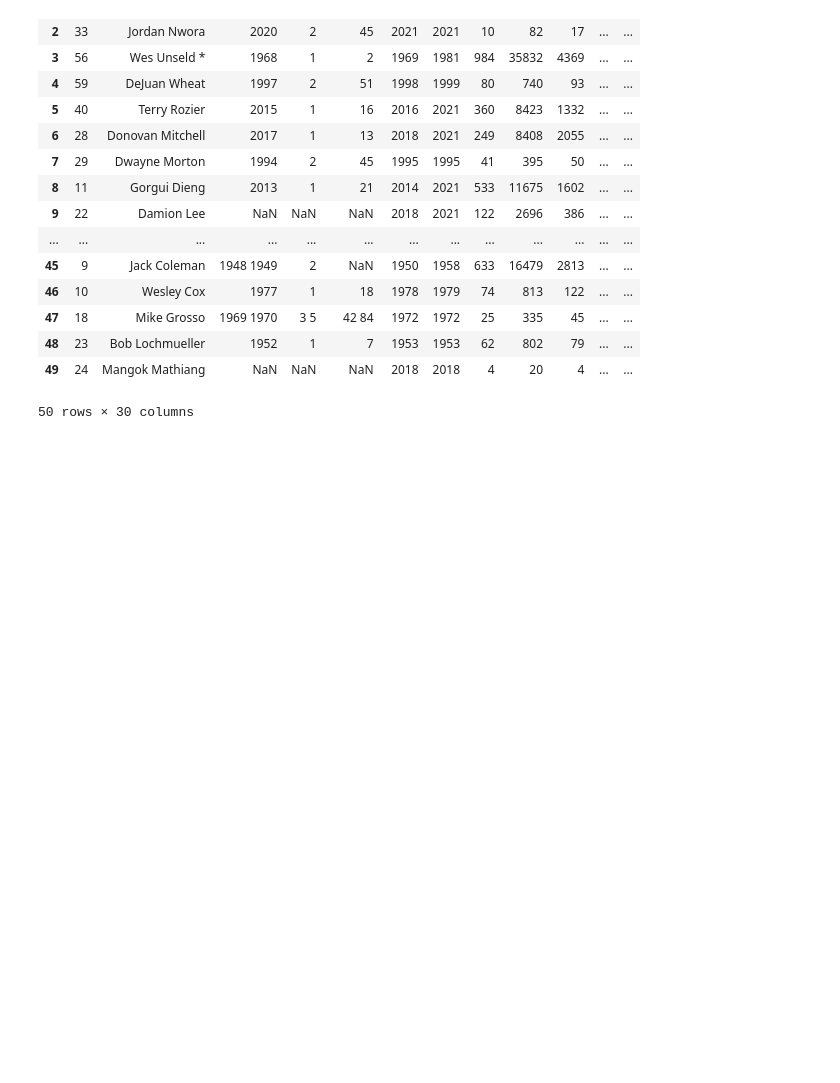
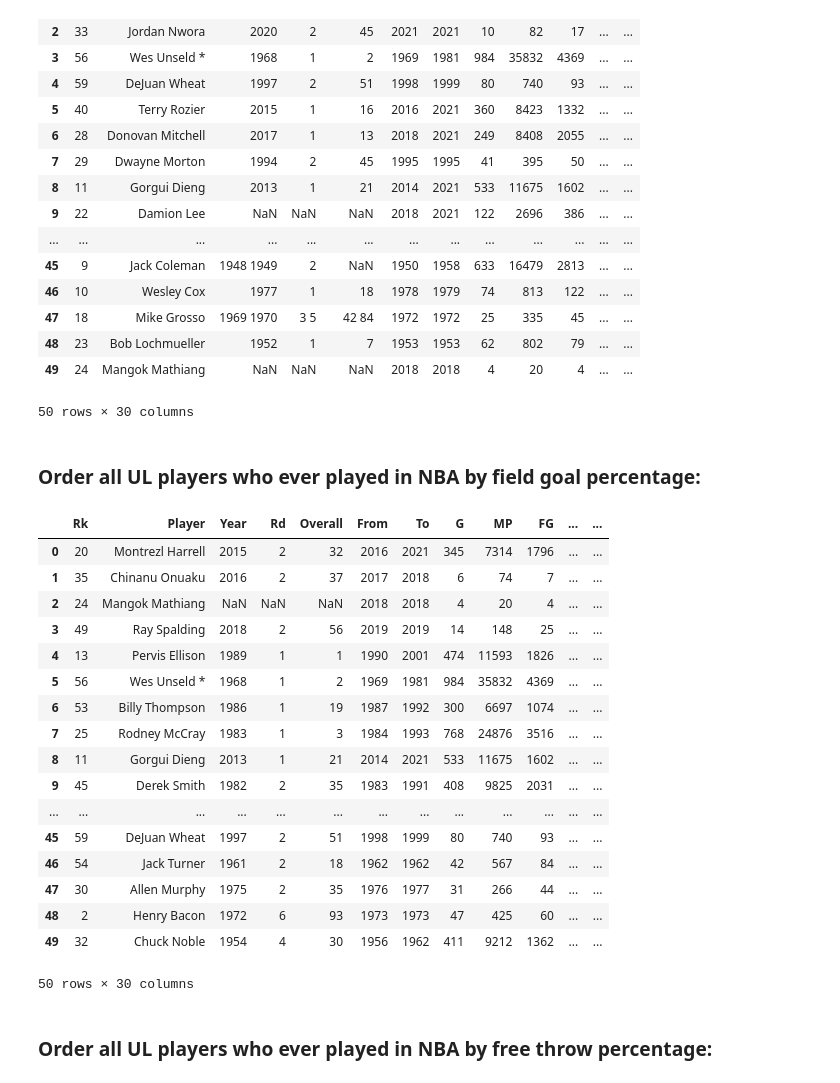
Before and after one commit to jestoc01/UL_NBA, a Jupyter notebook: Where_R_ They_ Now__Jupyter_Notebook_Version.ipynb, the cells around one changed output. Drawn from its saved outputs; the diff is of its cells as text; code cells hidden in the pictures; blank space fills up the shorter version.

Commit message:
Update Jupyter Notebook with pandas free throw and field goal percentage data

```diff
--- a/Where_R_ They_ Now__Jupyter_Notebook_Version.ipynb
+++ b/Where_R_ They_ Now__Jupyter_Notebook_Version.ipynb
@@ -139,3 +120,32 @@ three_pp2.head(50)
 | 48 | 23 | Bob Lochmueller | 1952 | 1 | 7 | 1953 | 1953 | 62 | 802 | 79 | ... | ... |
 | 49 | 24 | Mangok Mathiang | NaN | NaN | NaN | 2018 | 2018 | 4 | 20 | 4 | ... | ... |
 50 rows × 30 columns
+# %% [markdown]
+### Order all UL players who ever played in NBA by field goal percentage:
+# %%
+FGP = ul_nba_players.sort_values(by=['FG%'], ascending = [False])
+# %%
+FGP2 = FGP.reset_index(drop=True)
+# %%
+FGP2.head(50)
+# %% [output]
+|  | Rk | Player | Year | Rd | Overall | From | To | G | MP | FG | ... | ... |
+| 0 | 20 | Montrezl Harrell | 2015 | 2 | 32 | 2016 | 2021 | 345 | 7314 | 1796 | ... | ... |
+| 1 | 35 | Chinanu Onuaku | 2016 | 2 | 37 | 2017 | 2018 | 6 | 74 | 7 | ... | ... |
+| 2 | 24 | Mangok Mathiang | NaN | NaN | NaN | 2018 | 2018 | 4 | 20 | 4 | ... | ... |
+| 3 | 49 | Ray Spalding | 2018 | 2 | 56 | 2019 | 2019 | 14 | 148 | 25 | ... | ... |
+| 4 | 13 | Pervis Ellison | 1989 | 1 | 1 | 1990 | 2001 | 474 | 11593 | 1826 | ... | ... |
+| 5 | 56 | Wes Unseld * | 1968 | 1 | 2 | 1969 | 1981 | 984 | 35832 | 4369 | ... | ... |
+| 6 | 53 | Billy Thompson | 1986 | 1 | 19 | 1987 | 1992 | 300 | 6697 | 1074 | ... | ... |
+| 7 | 25 | Rodney McCray | 1983 | 1 | 3 | 1984 | 1993 | 768 | 24876 | 3516 | ... | ... |
+| 8 | 11 | Gorgui Dieng | 2013 | 1 | 21 | 2014 | 2021 | 533 | 11675 | 1602 | ... | ... |
+| 9 | 45 | Derek Smith | 1982 | 2 | 35 | 1983 | 1991 | 408 | 9825 | 2031 | ... | ... |
+| ... | ... | ... | ... | ... | ... | ... | ... | ... | ... | ... | ... | ... |
+| 45 | 59 | DeJuan Wheat | 1997 | 2 | 51 | 1998 | 1999 | 80 | 740 | 93 | ... | ... |
+| 46 | 54 | Jack Turner | 1961 | 2 | 18 | 1962 | 1962 | 42 | 567 | 84 | ... | ... |
+| 47 | 30 | Allen Murphy | 1975 | 2 | 35 | 1976 | 1977 | 31 | 266 | 44 | ... | ... |
+| 48 | 2 | Henry Bacon | 1972 | 6 | 93 | 1973 | 1973 | 47 | 425 | 60 | ... | ... |
+| 49 | 32 | Chuck Noble | 1954 | 4 | 30 | 1956 | 1962 | 411 | 9212 | 1362 | ... | ... |
+50 rows × 30 columns
+# %% [markdown]
+### Order all UL players who ever played in NBA by free throw percentage:
```
Also changed, not shown: parts of 4 cells of this notebook.
